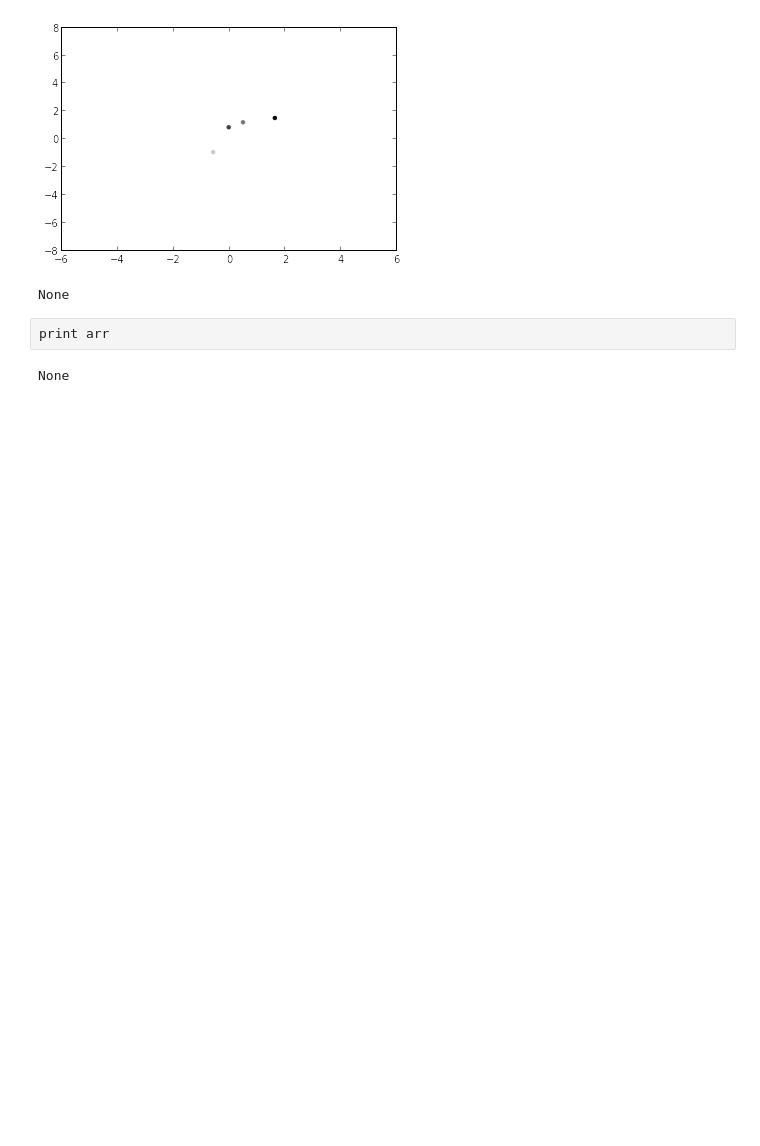
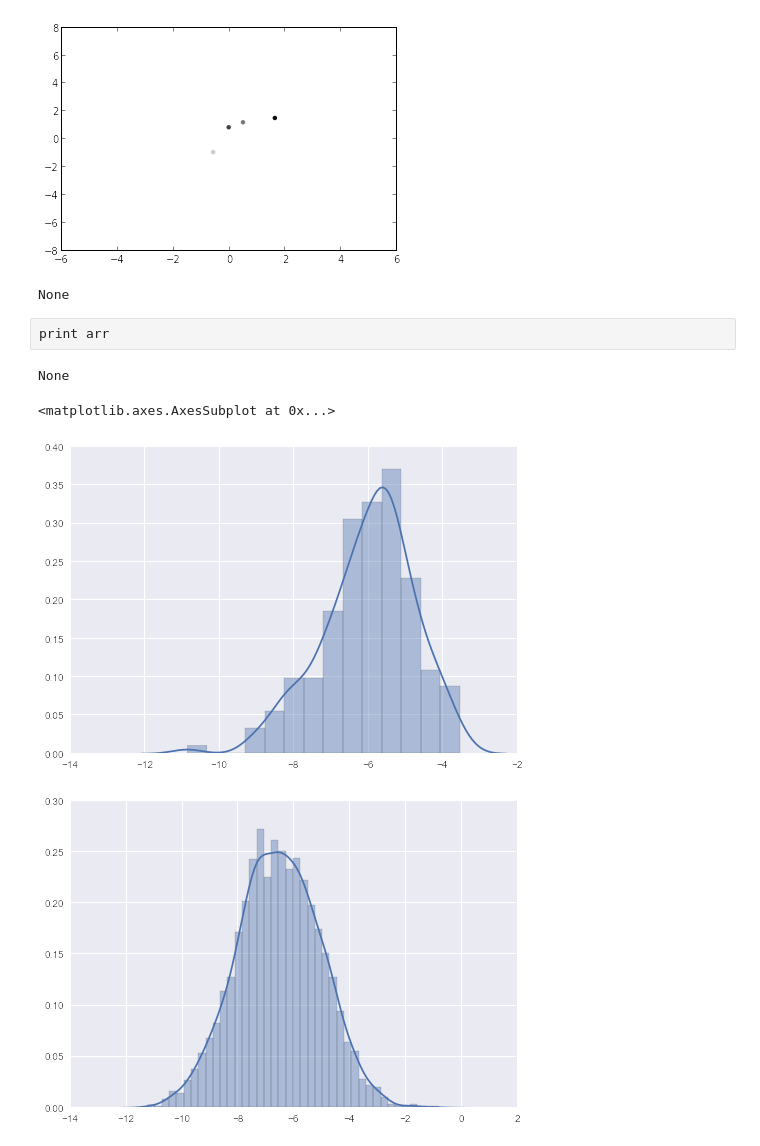
Before and after one commit to davmre/sigvisa, a Jupyter notebook: notebooks/hamiltonian MCMC.ipynb, the cells around one changed output. Drawn from its saved outputs; the diff is of its cells as text; code cells hidden in the pictures; blank space fills up the shorter version.

```diff
--- a/notebooks/hamiltonian MCMC.ipynb
+++ b/notebooks/hamiltonian MCMC.ipynb
@@ -295,3 +295,24 @@ print arr
 print arr
 # %% [output]
 None
+# %%
+accepted = []
+rejected = []
+with open("/home/dmoore/hamiltonian_eps.txt", 'r') as f:
+    slines = [line.split(',') for line in f.readlines()]
+for line in slines:
+    eps = float(line[0])
+    a = "True" in line[1]
+    if a:
+        accepted.append(eps)
+    else:
+        rejected.append(eps)
+# %%
+import seaborn as sns
+sns.distplot(np.log(accepted))
+figure()
+sns.distplot(np.log(rejected))
+# %% [output]
+<matplotlib.axes.AxesSubplot at 0x...>
+[figure, added]
+[figure, added]
```
Also changed, not shown: 18 other files.
